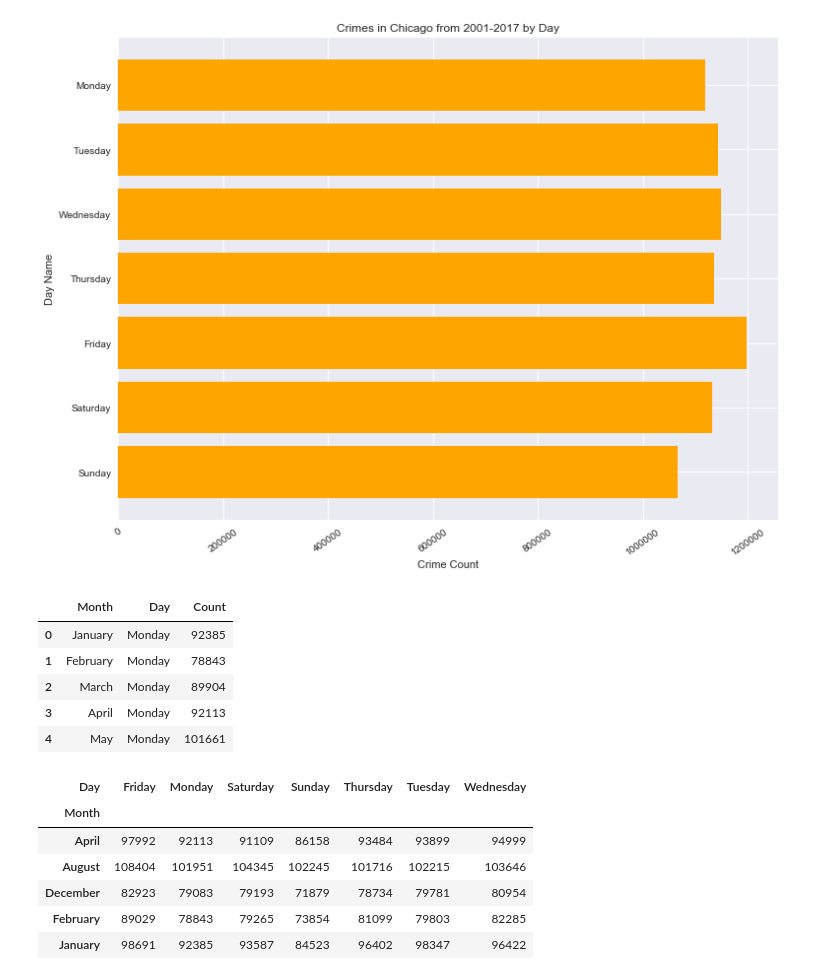
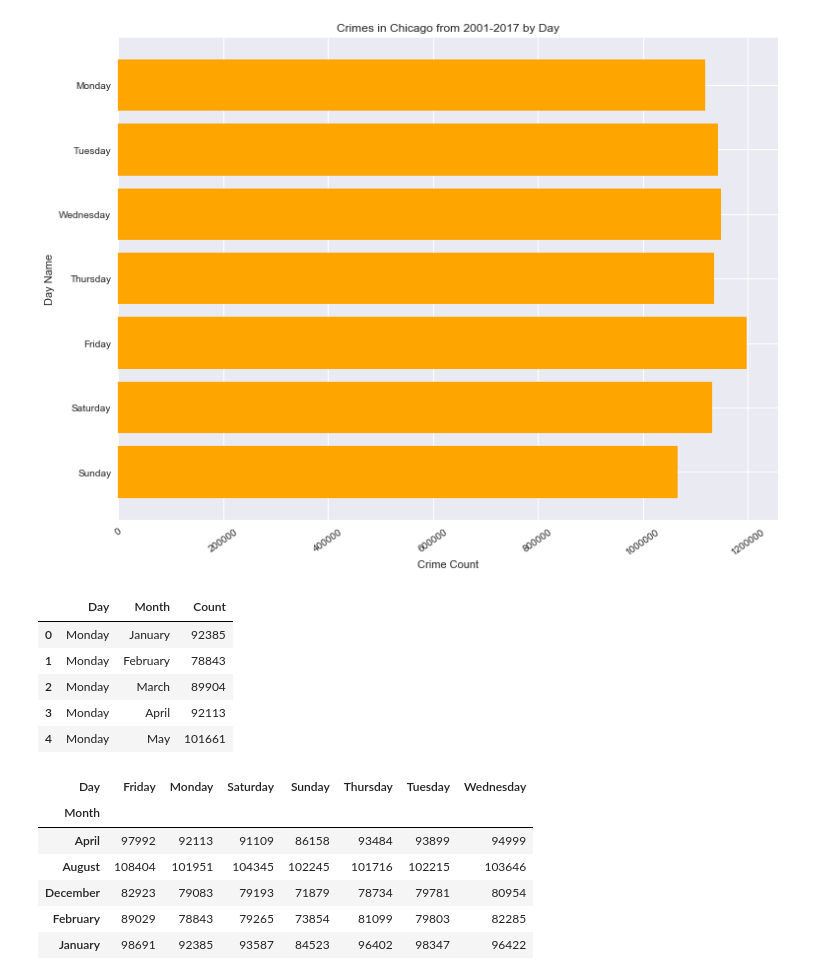
Before and after one commit to bodhisattamaiti25/projects-data-science, a Jupyter notebook: chicago_crime_data_analysis/chicago_crime_data_analysis.ipynb, the cells around one changed output. Saved outputs shown, nothing was run; the diff lists cells and outputs as text; code cells hidden in the pictures.

```diff
--- a/chicago_crime_data_analysis/chicago_crime_data_analysis.ipynb
+++ b/chicago_crime_data_analysis/chicago_crime_data_analysis.ipynb
@@ -115,6 +115,21 @@ Latitude                105573
 Longitude               105574
 Location                105574
 dtype: int64
+# %%
+def process_data_for_heatmap(feature1, feature2, feature1_items_list, feature2_items_list):
+
+    data_for_heatmap = []
+
+    for cur_feature1_item in feature1_items_list:
+
+        temp_df_1 = crimes_2001_17[crimes_2001_17[feature1] == cur_feature1_item]
+
+        for cur_feature2_item in feature2_items_list:
+
+            temp_df_2 = temp_df_1[temp_df_1[feature2] == cur_feature2_item]
+            data_for_heatmap.append([cur_feature1_item, cur_feature2_item, temp_df_2.shape[0]])
+
+    return data_for_heatmap
 # %%
 primary_crime_type_counts = crimes_2001_17['Primary Type'].value_counts()
 primary_crime_type_counts = primary_crime_type_counts.to_dict()
@@ -269,13 +268,15 @@ for cur_day_name in day_names:
+# %%
+crime_counts_by_month_day = process_data_for_heatmap('DayName', 'Month_Words', day_names, month_names)
 # %%
-crime_counts_by_month_day_df = pd.DataFrame(data=crime_counts_by_month_day, columns=['Month', 'Day', 'Count'])
+crime_counts_by_month_day_df = pd.DataFrame(data=crime_counts_by_month_day, columns=['Day', 'Month', 'Count'])
 crime_counts_by_month_day_df.head()
 # %% [output]
-|  | Month | Day | Count |
-| 0 | January | Monday | 92385 |
-| 1 | February | Monday | 78843 |
-| 2 | March | Monday | 89904 |
-| 3 | April | Monday | 92113 |
-| 4 | May | Monday | 101661 |
+|  | Day | Month | Count |
+| 0 | Monday | January | 92385 |
+| 1 | Monday | February | 78843 |
+| 2 | Monday | March | 89904 |
+| 3 | Monday | April | 92113 |
+| 4 | Monday | May | 101661 |
 # %%
 crime_counts_by_month_day_df = crime_counts_by_month_day_df.pivot('Month', 'Day', 'Count')
 crime_counts_by_month_day_df.head()
```
Also changed, not shown: parts of 17 cells of this notebook.
